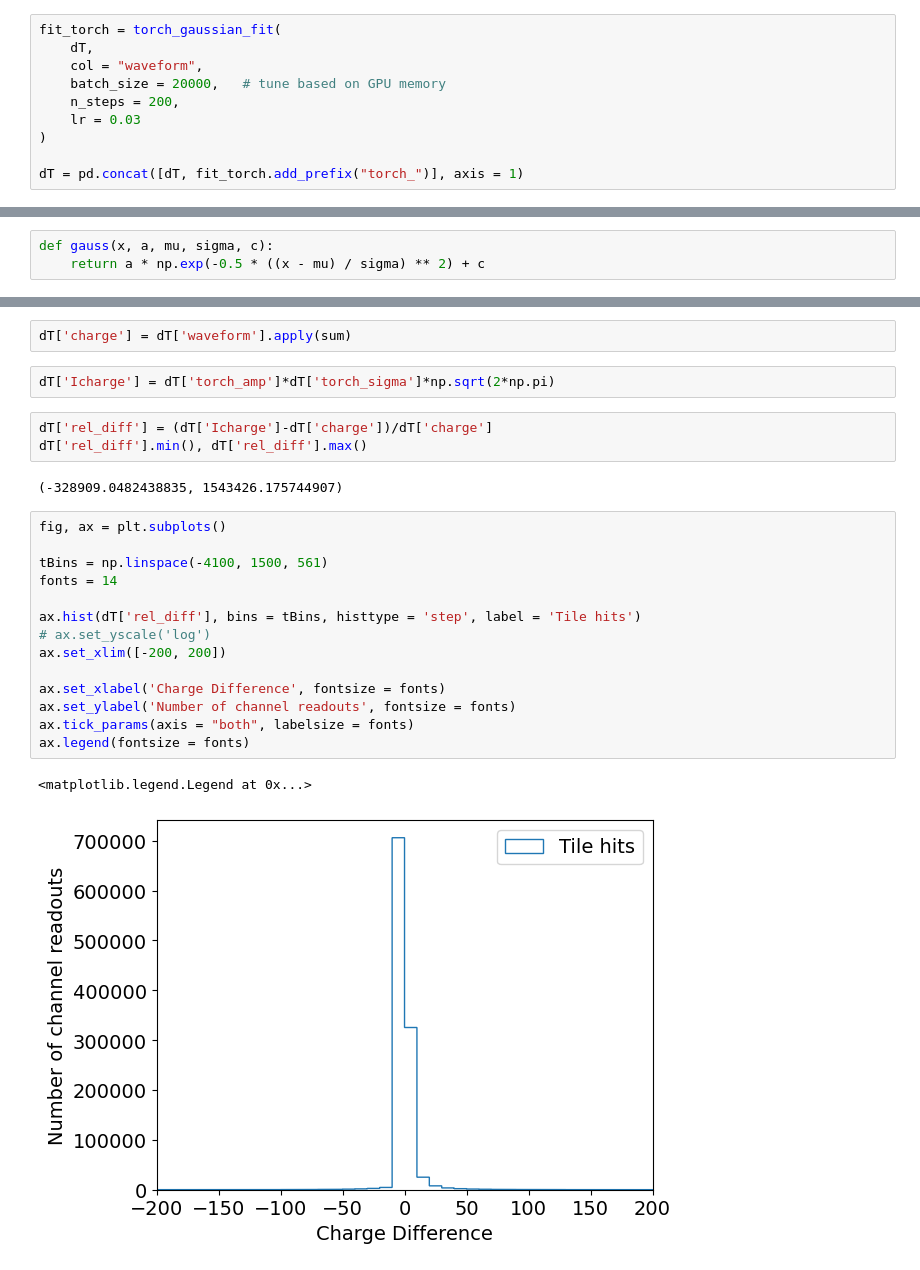
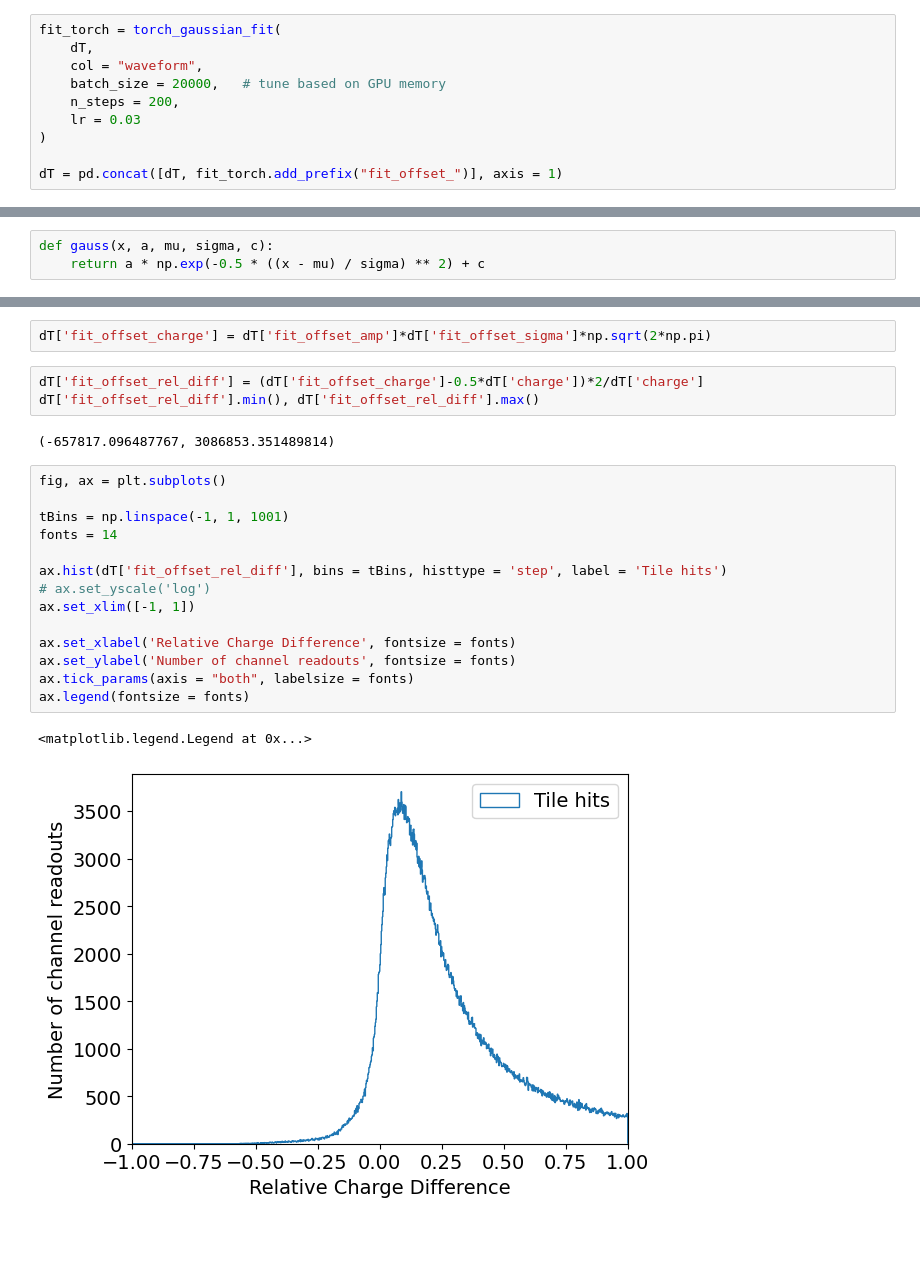
Before and after one commit to wangbtc/GAMPix4SNe, a Jupyter notebook: Validation/detsim/fitGaussian.ipynb, the cells around one changed output, grey strips where cells are left out. Drawn from its saved outputs; the diff is of its cells as text; blank space fills up the shorter version.

```diff
--- a/Validation/detsim/fitGaussian.ipynb
+++ b/Validation/detsim/fitGaussian.ipynb
@@ -152,7 +156,7 @@ fit_torch = torch_gaussian_fit(
     lr = 0.03
 )
 
-dT = pd.concat([dT, fit_torch.add_prefix("torch_")], axis = 1)
+dT = pd.concat([dT, fit_torch.add_prefix("fit_offset_")], axis = 1)
 # %% [output]
 Processed rows 0 to 20,000 / 1,093,441
 Processed rows 20,000 to 40,000 / 1,093,441
@@ -232,29 +216,27 @@ for i in range(2):
     ax[i][0].legend(fontsize = fonts)
 # %% [output]
 [figure]
-# %%
-dT['charge'] = dT['waveform'].apply(sum)
 # %%
-dT['Icharge'] = dT['torch_amp']*dT['torch_sigma']*np.sqrt(2*np.pi)
+dT['fit_offset_charge'] = dT['fit_offset_amp']*dT['fit_offset_sigma']*np.sqrt(2*np.pi)
 # %%
-dT['rel_diff'] = (dT['Icharge']-dT['charge'])/dT['charge']
-dT['rel_diff'].min(), dT['rel_diff'].max()
+dT['fit_offset_rel_diff'] = (dT['fit_offset_charge']-0.5*dT['charge'])*2/dT['charge']
+dT['fit_offset_rel_diff'].min(), dT['fit_offset_rel_diff'].max()
 # %% [output]
-(-328909.0482438835, 1543426.175744907)
+(-657817.096487767, 3086853.351489814)
 # %%
 fig, ax = plt.subplots()
 
-tBins = np.linspace(-4100, 1500, 561)
+tBins = np.linspace(-1, 1, 1001)
 fonts = 14
 
-ax.hist(dT['rel_diff'], bins = tBins, histtype = 'step', label = 'Tile hits')
+ax.hist(dT['fit_offset_rel_diff'], bins = tBins, histtype = 'step', label = 'Tile hits')
 # ax.set_yscale('log')
-ax.set_xlim([-200, 200])
+ax.set_xlim([-1, 1])
 
-ax.set_xlabel('Charge Difference', fontsize = fonts)
+ax.set_xlabel('Relative Charge Difference', fontsize = fonts)
 ax.set_ylabel('Number of channel readouts', fontsize = fonts)
 ax.tick_params(axis = "both", labelsize = fonts)
 ax.legend(fontsize = fonts)
 # %% [output]
 <matplotlib.legend.Legend at 0x...>
-[figure, old version]
+[figure, new version]
```
Also changed, not shown: parts of 22 cells of this notebook, 2 other files.
